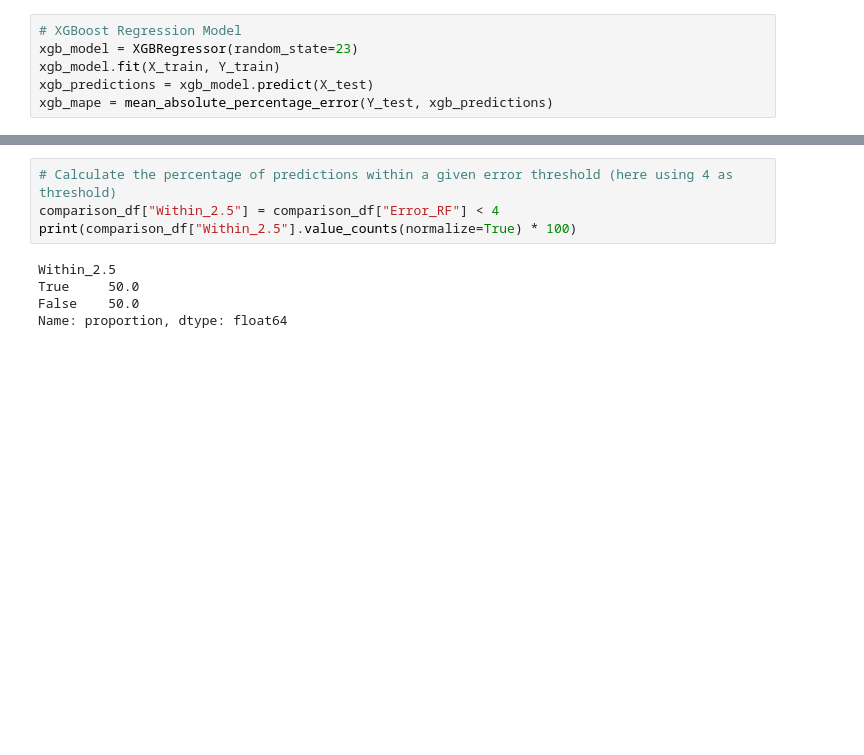
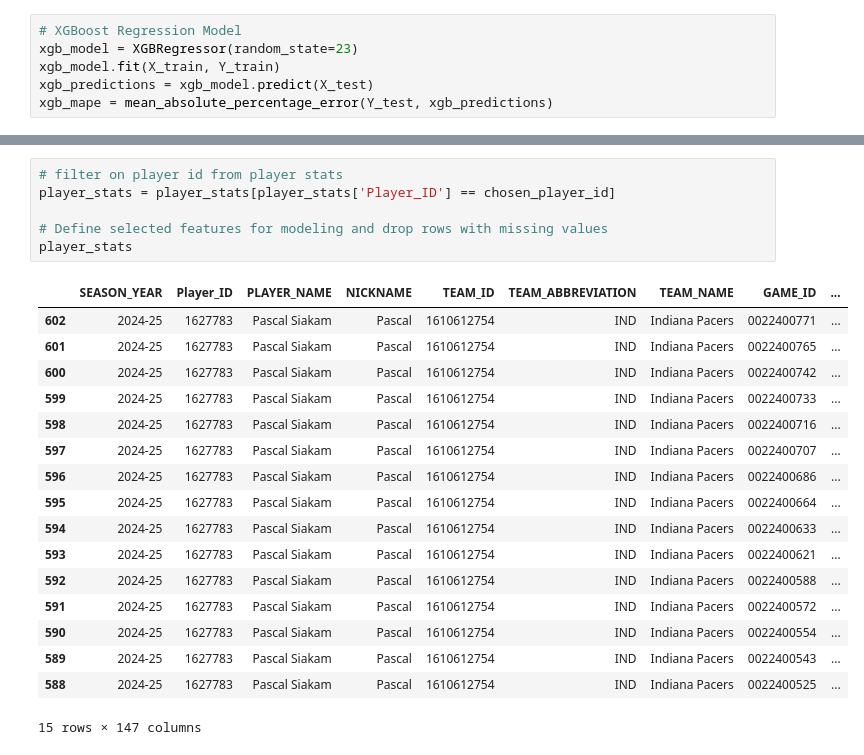
Before and after one commit to joshdscan/NBA-Player-Prop-Prediction, a Jupyter notebook: nba-app/scripts/Model_2_def_features.ipynb, the cells around one changed output, grey strips where cells are left out. Saved outputs shown, nothing was run; the diff lists cells and outputs as text; blank space fills up the shorter version.

```diff
--- a/nba-app/scripts/Model_2_def_features.ipynb
+++ b/nba-app/scripts/Model_2_def_features.ipynb
@@ -723,10 +688,25 @@ show(comparison_df)
 | Loading ITables v2.2.4 from the i... | ... |
-# %%
-# Calculate the percentage of predictions within a given error threshold (here using 4 as threshold)
-comparison_df["Within_2.5"] = comparison_df["Error_RF"] < 4
-print(comparison_df["Within_2.5"].value_counts(normalize=True) * 100)
-# %% [output]
-Within_2.5
-True     50.0
-False    50.0
-Name: proportion, dtype: float64
+# %%
+# filter on player id from player stats
+player_stats = player_stats[player_stats['Player_ID'] == chosen_player_id]
+
+# Define selected features for modeling and drop rows with missing values
+player_stats
+# %% [output]
+|  | SEASON_YEAR | Player_ID | PLAYER_NAME | NICKNAME | TEAM_ID | TEAM_ABBREVIATION | TEAM_NAME | GAME_ID | ... |
+| 602 | 2024-25 | 1627783 | Pascal Siakam | Pascal | 1610612754 | IND | Indiana Pacers | 0022400771 | ... |
+| 601 | 2024-25 | 1627783 | Pascal Siakam | Pascal | 1610612754 | IND | Indiana Pacers | 0022400765 | ... |
+| 600 | 2024-25 | 1627783 | Pascal Siakam | Pascal | 1610612754 | IND | Indiana Pacers | 0022400742 | ... |
+| 599 | 2024-25 | 1627783 | Pascal Siakam | Pascal | 1610612754 | IND | Indiana Pacers | 0022400733 | ... |
+| 598 | 2024-25 | 1627783 | Pascal Siakam | Pascal | 1610612754 | IND | Indiana Pacers | 0022400716 | ... |
+| 597 | 2024-25 | 1627783 | Pascal Siakam | Pascal | 1610612754 | IND | Indiana Pacers | 0022400707 | ... |
+| 596 | 2024-25 | 1627783 | Pascal Siakam | Pascal | 1610612754 | IND | Indiana Pacers | 0022400686 | ... |
+| 595 | 2024-25 | 1627783 | Pascal Siakam | Pascal | 1610612754 | IND | Indiana Pacers | 0022400664 | ... |
+| 594 | 2024-25 | 1627783 | Pascal Siakam | Pascal | 1610612754 | IND | Indiana Pacers | 0022400633 | ... |
+| 593 | 2024-25 | 1627783 | Pascal Siakam | Pascal | 1610612754 | IND | Indiana Pacers | 0022400621 | ... |
+| 592 | 2024-25 | 1627783 | Pascal Siakam | Pascal | 1610612754 | IND | Indiana Pacers | 0022400588 | ... |
+| 591 | 2024-25 | 1627783 | Pascal Siakam | Pascal | 1610612754 | IND | Indiana Pacers | 0022400572 | ... |
+| 590 | 2024-25 | 1627783 | Pascal Siakam | Pascal | 1610612754 | IND | Indiana Pacers | 0022400554 | ... |
+| 589 | 2024-25 | 1627783 | Pascal Siakam | Pascal | 1610612754 | IND | Indiana Pacers | 0022400543 | ... |
+| 588 | 2024-25 | 1627783 | Pascal Siakam | Pascal | 1610612754 | IND | Indiana Pacers | 0022400525 | ... |
+15 rows × 147 columns
```
Also changed, not shown: parts of 27 cells of this notebook.
